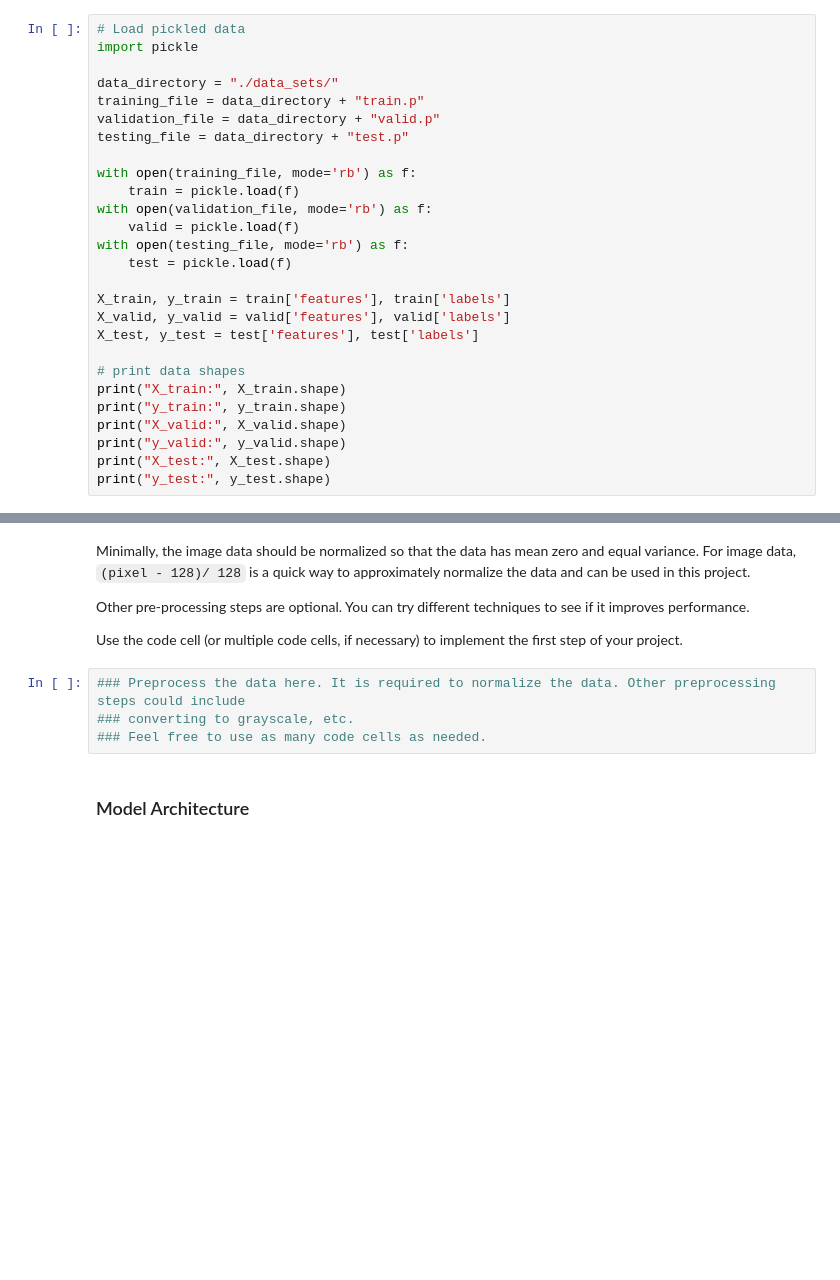
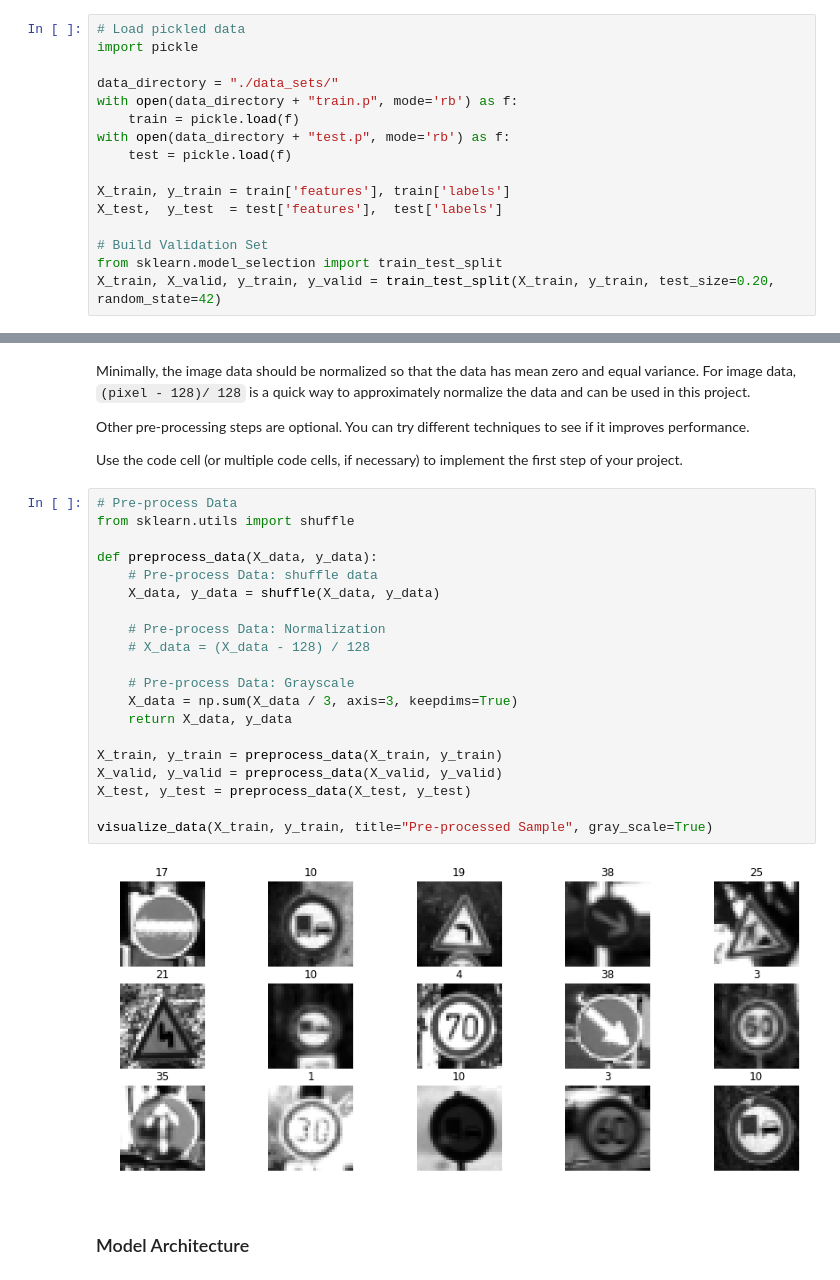
Before and after one commit to x65han/Traffic-Sign-Classifier, a Jupyter notebook: Traffic_Sign_Classifier.ipynb, the cells around one changed output, grey strips where cells are left out. Cells and saved outputs as stored; diff of their text form; blank space fills up the shorter version.

```diff
--- a/Traffic_Sign_Classifier.ipynb
+++ b/Traffic_Sign_Classifier.ipynb
@@ -24,25 +24,14 @@ The [rubric](https://review.udacity.com/#!/rubrics/481/view) contains "Stand Out
 import pickle
 
 data_directory = "./data_sets/"
-training_file = data_directory + "train.p"
-validation_file = data_directory + "valid.p"
-testing_file = data_directory + "test.p"
-
-with open(training_file, mode='rb') as f:
+with open(data_directory + "train.p", mode='rb') as f:
     train = pickle.load(f)
-with open(validation_file, mode='rb') as f:
-    valid = pickle.load(f)
-with open(testing_file, mode='rb') as f:
+with open(data_directory + "test.p", mode='rb') as f:
     test = pickle.load(f)
 
 X_train, y_train = train['features'], train['labels']
-X_valid, y_valid = valid['features'], valid['labels']
-X_test, y_test = test['features'], test['labels']
+X_test,  y_test  = test['features'],  test['labels']
 
-# print data shapes
-print("X_train:", X_train.shape)
-print("y_train:", y_train.shape)
-print("X_valid:", X_valid.shape)
-print("y_valid:", y_valid.shape)
-print("X_test:", X_test.shape)
-print("y_test:", y_test.shape)
+# Build Validation Set
+from sklearn.model_selection import train_test_split
+X_train, X_valid, y_train, y_valid = train_test_split(X_train, y_train, test_size=0.20, random_state=42)
@@ -142,9 +144,27 @@ Minimally, the image data should be normalized so that the data has mean zero an
 Other pre-processing steps are optional. You can try different techniques to see if it improves performance.
 
 Use the code cell (or multiple code cells, if necessary) to implement the first step of your project.
-# %%
-### Preprocess the data here. It is required to normalize the data. Other preprocessing steps could include
-### converting to grayscale, etc.
-### Feel free to use as many code cells as needed.
+# %%
+# Pre-process Data
+from sklearn.utils import shuffle
+
+def preprocess_data(X_data, y_data):
+    # Pre-process Data: shuffle data
+    X_data, y_data = shuffle(X_data, y_data)
+
+    # Pre-process Data: Normalization
+    # X_data = (X_data - 128) / 128
+
+    # Pre-process Data: Grayscale
+    X_data = np.sum(X_data / 3, axis=3, keepdims=True)
+    return X_data, y_data
+
+X_train, y_train = preprocess_data(X_train, y_train)
+X_valid, y_valid = preprocess_data(X_valid, y_valid)
+X_test, y_test = preprocess_data(X_test, y_test)
+
+visualize_data(X_train, y_train, title="Pre-processed Sample", gray_scale=True)
+# %% [output]
+[figure, added]
 # %% [markdown]
 ### Model Architecture
```
Also changed, not shown: parts of 18 cells of this notebook, 2 other files.
